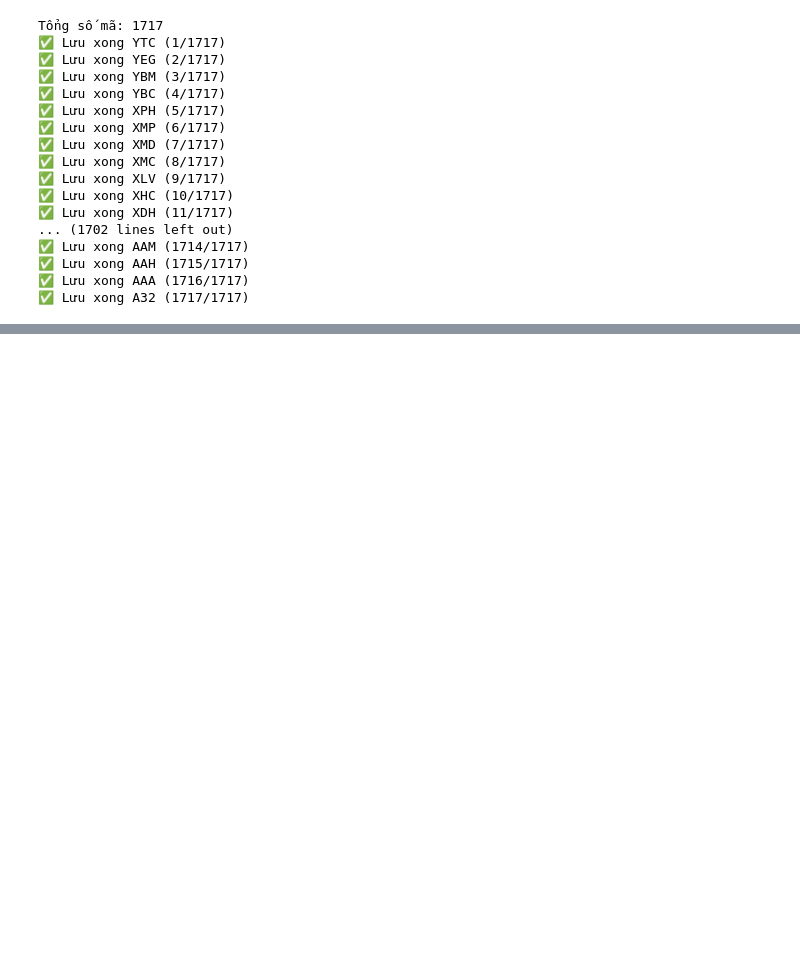
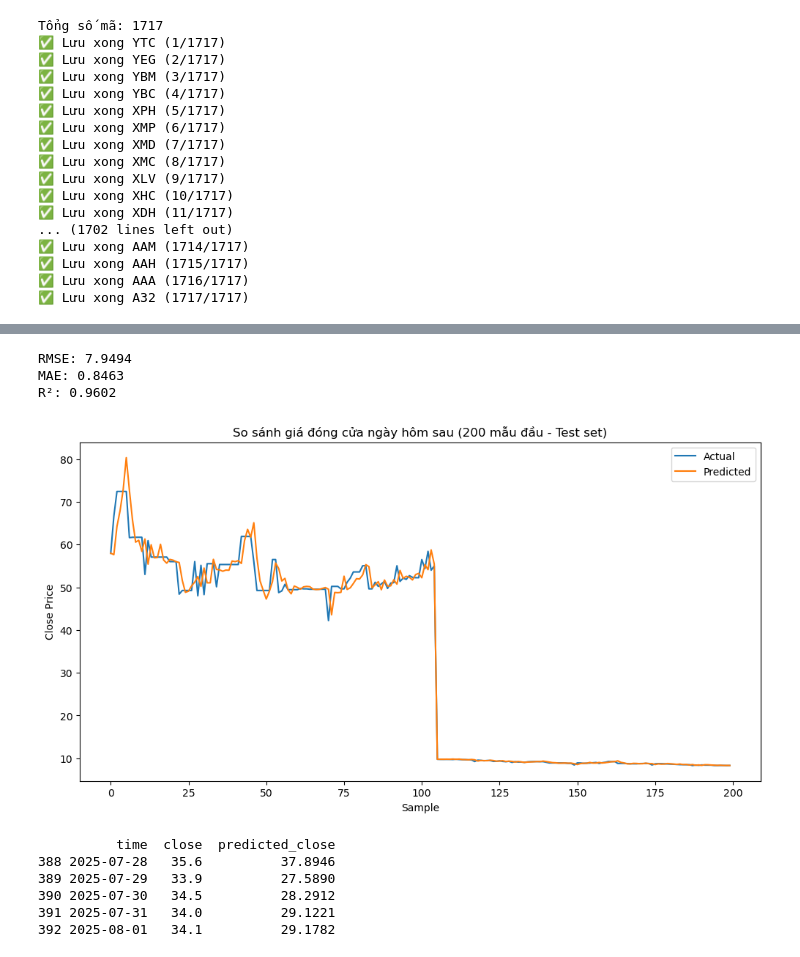
Before and after one commit to hduongg09/stock_predict, a Jupyter notebook: stock.ipynb, the cells around one changed output, grey strips where cells are left out. Cells and saved outputs as stored; diff of their text form; code cells hidden in the pictures; blank space fills up the shorter version.

```diff
--- a/stock.ipynb
+++ b/stock.ipynb
@@ -102,0 +246,15 @@ Tổng số mã: 1717
+# %%
+def add_features(df):
+    df = df.sort_values(by=['symbol', 'time'])
+
+    # MA5 và MA10
+    df['ma_5'] = df.groupby('symbol')['close'].transform(lambda x: x.rolling(window=5).mean())
+    df['ma_10'] = df.groupby('symbol')['close'].transform(lambda x: x.rolling(window=10).mean())
+
+    # Volatility
+    df['volatility'] = (df['high'] - df['low']) / df['low']
+
+    # Momentum (so với 4 ngày trước)
+    df['momentum'] = df.groupby('symbol')['close'].transform(lambda x: x / x.shift(4) - 1)
+
+    return df
@@ -102,0 +282,34 @@ Tổng số mã: 1717
+# %%
+def evaluate_model(model, X_test, y_test):
+    y_pred = model.predict(X_test)
+
+    rmse = mean_squared_error(y_test, y_pred, squared=False)
+    mae = mean_absolute_error(y_test, y_pred)
+    r2 = r2_score(y_test, y_pred)
+
+    print(f"RMSE: {rmse:.4f}")
+    print(f"MAE: {mae:.4f}")
+    print(f"R²: {r2:.4f}")
+
+    # Vẽ so sánh 200 mẫu đầu tiên
+    plt.figure(figsize=(12, 6))
+    plt.plot(y_test.values[:200], label="Actual")
+    plt.plot(y_pred[:200], label="Predicted")
+    plt.title("So sánh giá đóng cửa ngày hôm sau (200 mẫu đầu - Test set)")
+    plt.xlabel("Sample")
+    plt.ylabel("Close Price")
+    plt.legend()
+    plt.show()
+# %%
+if __name__ == "__main__":
+
+    df = pd.read_csv("all_stocks.csv")
+    df['time'] = pd.to_datetime(df['time'])
+
+    df, model, X_train, X_test, y_train, y_test = train_model(df)
+    evaluate_model(model, X_test, y_test)
+# %% [output]
+RMSE: 7.9494
+MAE: 0.8463
+R²: 0.9602
+[figure, added]
@@ -102,0 +331,27 @@ Tổng số mã: 1717
+# %%
+# Đọc dữ liệu
+df_tcb = pd.read_csv(r"E:\New folder\stock\data_stock\TCB.csv")
+df_tcb['time'] = pd.to_datetime(df_tcb['time'])
+
+# Tạo features giống lúc train
+df_tcb = add_features_single(df_tcb)
+
+# Chọn cùng bộ features như khi train
+features = ['ma_5', 'ma_10', 'volatility', 'momentum']
+df_tcb = df_tcb.dropna(subset=features)  # bỏ dòng NaN do rolling
+
+# Tách X (features) để dự đoán
+X_tcb = df_tcb[features]
+
+# Dự đoán giá đóng cửa ngày hôm sau
+df_tcb['predicted_close'] = model.predict(X_tcb)
+
+# Xem 5 kết quả mới nhất
+print(df_tcb[['time', 'close', 'predicted_close']].tail())
+# %% [output]
+          time  close  predicted_close
+388 2025-07-28   35.6          37.8946
+389 2025-07-29   33.9          27.5890
+390 2025-07-30   34.5          28.2912
+391 2025-07-31   34.0          29.1221
+392 2025-08-01   34.1          29.1782
```
Also changed, not shown: parts of 15 cells of this notebook.
